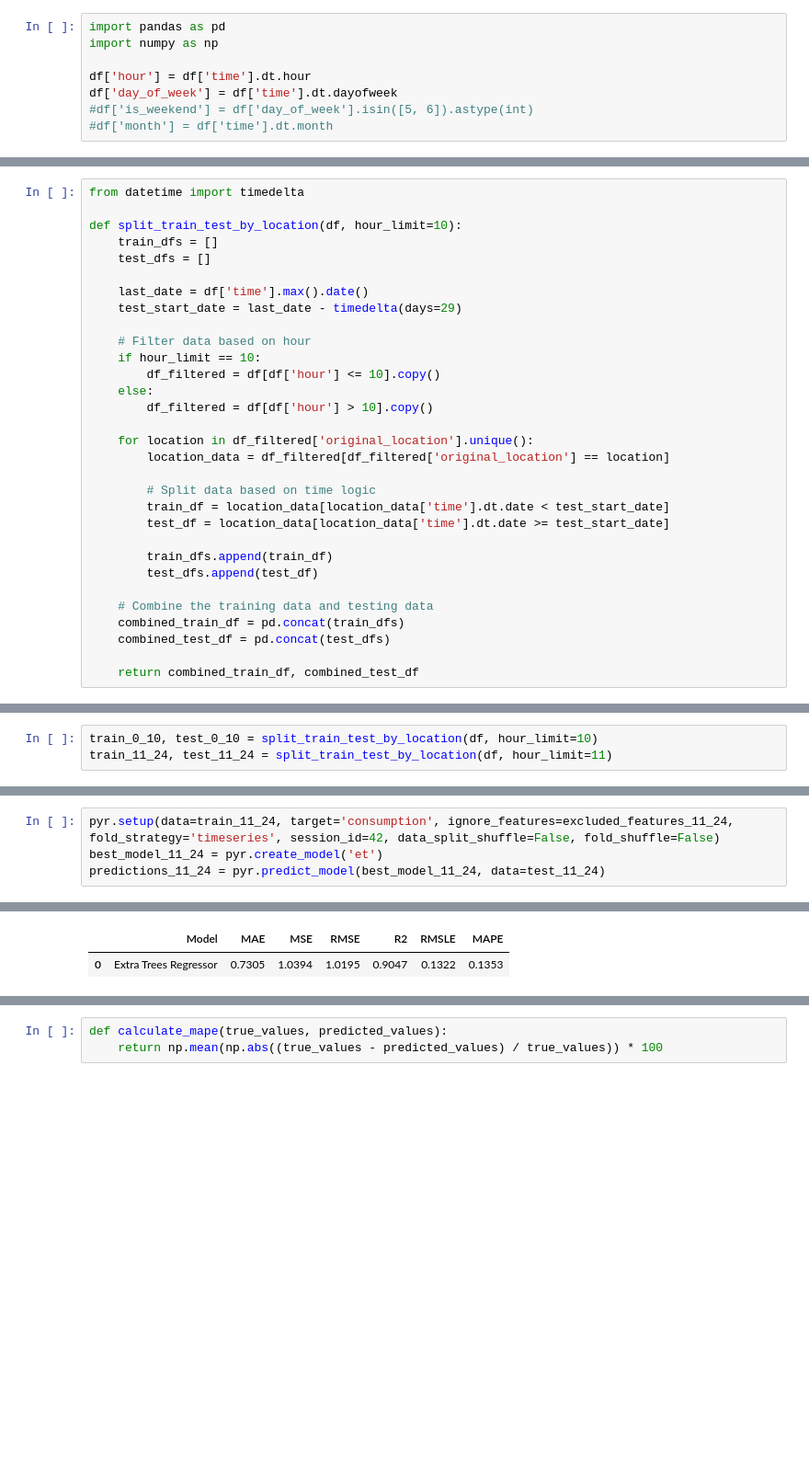
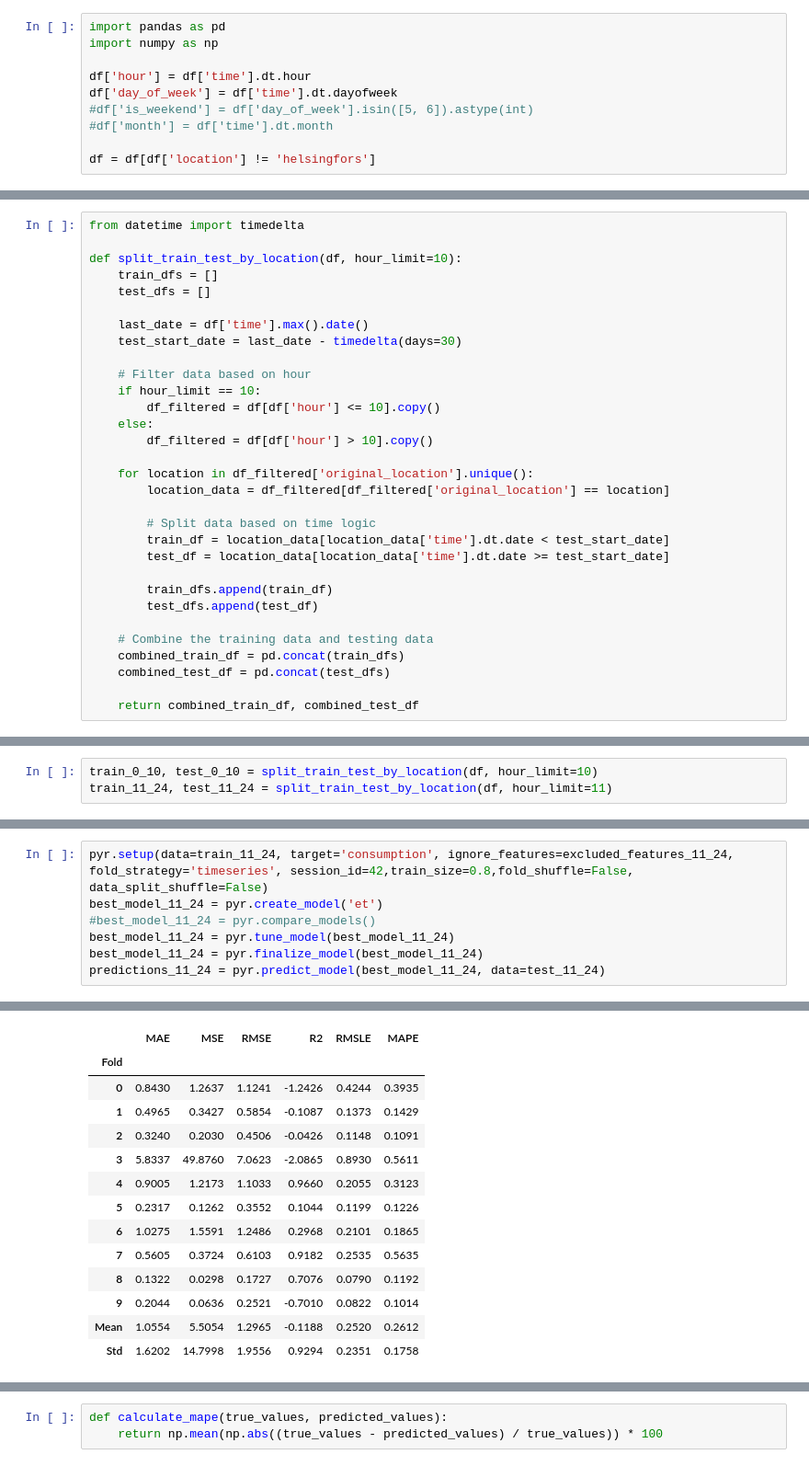
Before and after one commit to sindrjha/TDT4259, a Jupyter notebook: last_30_days.ipynb, the cells around one changed output, grey strips where cells are left out. Shown at 92% size. Saved outputs shown, nothing was run; the diff lists cells and outputs as text; blank space fills up the shorter version.

```diff
--- a/last_30_days.ipynb
+++ b/last_30_days.ipynb
@@ -27,6 +27,8 @@ df['hour'] = df['time'].dt.hour
 df['day_of_week'] = df['time'].dt.dayofweek
 #df['is_weekend'] = df['day_of_week'].isin([5, 6]).astype(int)
 #df['month'] = df['time'].dt.month
+
+df = df[df['location'] != 'helsingfors']
 # %%
 excluded_features_0_10 = ['time', 'temperature', 'original_location']
 excluded_features_11_24 = ['time', 'temperature', 'original_location']
@@ -57,7 +59,7 @@ def split_train_test_by_location(df, hour_limit=10):
     test_dfs = []
 
     last_date = df['time'].max().date()
-    test_start_date = last_date - timedelta(days=29)
+    test_start_date = last_date - timedelta(days=30)
 
     # Filter data based on hour
     if hour_limit == 10:
@@ -232,6 +328,9 @@ predictions_0_10 = pyr.predict_model(best_model_0_10, data=test_0_10)
 # %%
-pyr.setup(data=train_11_24, target='consumption', ignore_features=excluded_features_11_24, fold_strategy='timeseries', session_id=42, data_split_shuffle=False, fold_shuffle=False)
+pyr.setup(data=train_11_24, target='consumption', ignore_features=excluded_features_11_24, fold_strategy='timeseries', session_id=42,train_size=0.8,fold_shuffle=False, data_split_shuffle=False)
 best_model_11_24 = pyr.create_model('et')
+#best_model_11_24 = pyr.compare_models()
+best_model_11_24 = pyr.tune_model(best_model_11_24)
+best_model_11_24 = pyr.finalize_model(best_model_11_24)
 predictions_11_24 = pyr.predict_model(best_model_11_24, data=test_11_24)
 # %% [output]
 |  | Description | Value |
@@ -287,2 +377,14 @@ predictions_11_24 = pyr.predict_model(best_model_11_24, data=test_11_24)
-|  | Model | MAE | MSE | RMSE | R2 | RMSLE | MAPE |
-| 0 | Extra Trees Regressor | 0.7305 | 1.0394 | 1.0195 | 0.9047 | 0.1322 | 0.1353 |
+|  | MAE | MSE | RMSE | R2 | RMSLE | MAPE |
+| Fold |  |  |  |  |  |  |
+| 0 | 0.8430 | 1.2637 | 1.1241 | -1.2426 | 0.4244 | 0.3935 |
+| 1 | 0.4965 | 0.3427 | 0.5854 | -0.1087 | 0.1373 | 0.1429 |
+| 2 | 0.3240 | 0.2030 | 0.4506 | -0.0426 | 0.1148 | 0.1091 |
+| 3 | 5.8337 | 49.8760 | 7.0623 | -2.0865 | 0.8930 | 0.5611 |
+| 4 | 0.9005 | 1.2173 | 1.1033 | 0.9660 | 0.2055 | 0.3123 |
+| 5 | 0.2317 | 0.1262 | 0.3552 | 0.1044 | 0.1199 | 0.1226 |
+| 6 | 1.0275 | 1.5591 | 1.2486 | 0.2968 | 0.2101 | 0.1865 |
+| 7 | 0.5605 | 0.3724 | 0.6103 | 0.9182 | 0.2535 | 0.5635 |
+| 8 | 0.1322 | 0.0298 | 0.1727 | 0.7076 | 0.0790 | 0.1192 |
+| 9 | 0.2044 | 0.0636 | 0.2521 | -0.7010 | 0.0822 | 0.1014 |
+| Mean | 1.0554 | 5.5054 | 1.2965 | -0.1188 | 0.2520 | 0.2612 |
+| Std | 1.6202 | 14.7998 | 1.9556 | 0.9294 | 0.2351 | 0.1758 |
```
Also changed, not shown: parts of 15 cells of this notebook, 1 other file.
